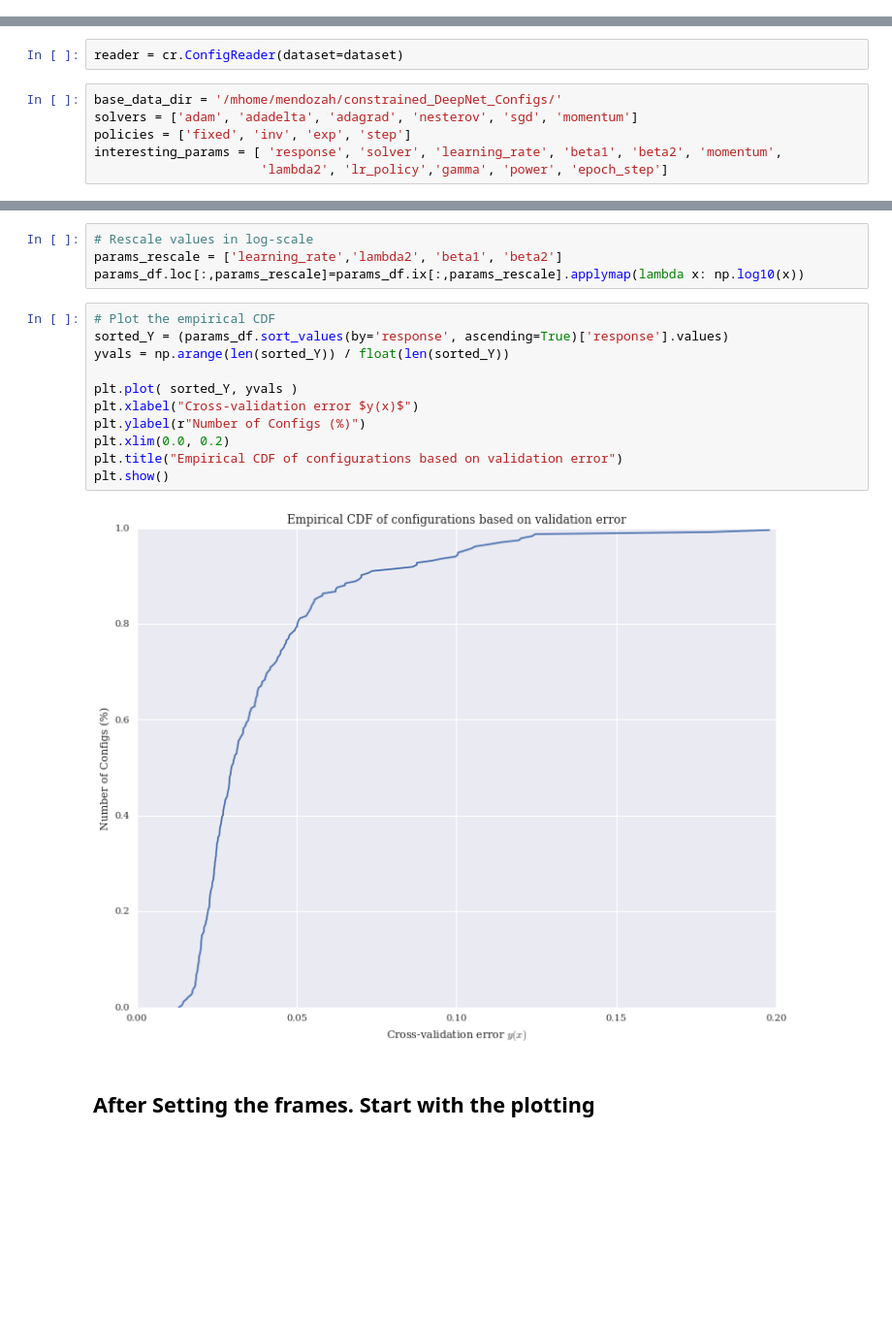
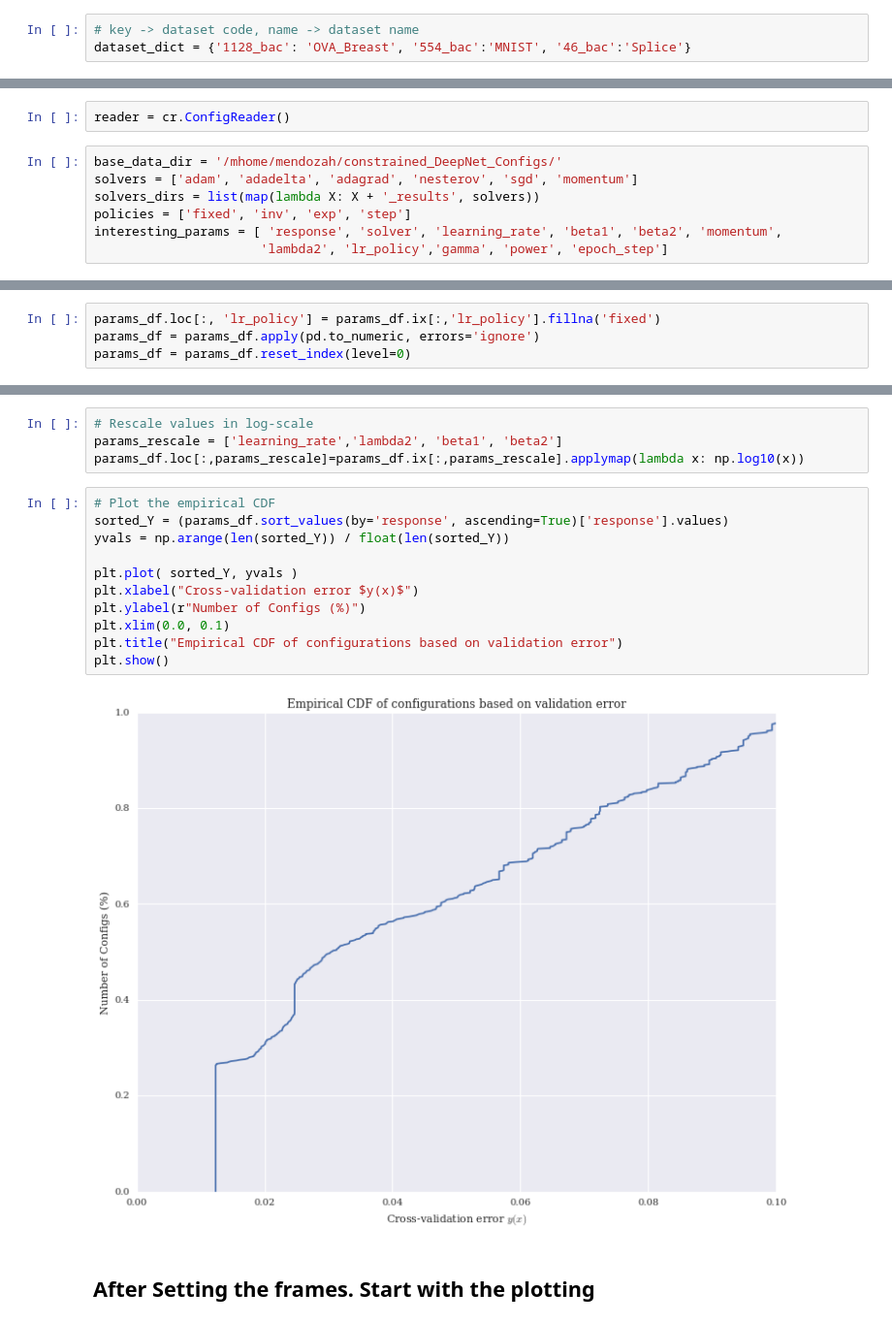
Before and after one commit to hmendozap/master-arbeit-projects, a Jupyter notebook: plotting_param_distros/Policy_vs_Solver_Response.ipynb, the cells around one changed output, grey strips where cells are left out. Shown: that part at 97% size. Saved outputs shown, nothing was run; the diff lists cells and outputs as text; blank space fills up the shorter version.

Commit message:
Viz of all datasets on experiments

```diff
--- a/plotting_param_distros/Policy_vs_Solver_Response.ipynb
+++ b/plotting_param_distros/Policy_vs_Solver_Response.ipynb
@@ -24,0 +23,3 @@ dataset = '554_bac'
+# %%
+# key -> dataset code, name -> dataset name
+dataset_dict = {'1128_bac': 'OVA_Breast', '554_bac':'MNIST', '46_bac':'Splice'}
@@ -25,8 +30,9 @@ dataset = '554_bac'
 # %%
-reader = cr.ConfigReader(dataset=dataset)
+reader = cr.ConfigReader()
 # %%
 base_data_dir = '/mhome/mendozah/constrained_DeepNet_Configs/'
 solvers = ['adam', 'adadelta', 'adagrad', 'nesterov', 'sgd', 'momentum']
+solvers_dirs = list(map(lambda X: X + '_results', solvers))
 policies = ['fixed', 'inv', 'exp', 'step']
 interesting_params = [ 'response', 'solver', 'learning_rate', 'beta1', 'beta2', 'momentum',
                       'lambda2', 'lr_policy','gamma', 'power', 'epoch_step']
@@ -56,2 +75,6 @@ params_df = pd.concat(params_frame)
 params_df.loc[:, 'lr_policy'] = params_df.ix[:,'lr_policy'].fillna('fixed')
 params_df = params_df.apply(pd.to_numeric, errors='ignore')
+# %%
+params_df.loc[:, 'lr_policy'] = params_df.ix[:,'lr_policy'].fillna('fixed')
+params_df = params_df.apply(pd.to_numeric, errors='ignore')
+params_df = params_df.reset_index(level=0)
@@ -85,16 +137,16 @@ params_df.loc[:,params_rescale]=params_df.ix[:,params_rescale].applymap(lambda x
 # %%
 # Plot the empirical CDF
 sorted_Y = (params_df.sort_values(by='response', ascending=True)['response'].values)
 yvals = np.arange(len(sorted_Y)) / float(len(sorted_Y))
 
 plt.plot( sorted_Y, yvals )
 plt.xlabel("Cross-validation error $y(x)$")
 plt.ylabel(r"Number of Configs (%)")
-plt.xlim(0.0, 0.2)
+plt.xlim(0.0, 0.1)
 plt.title("Empirical CDF of configurations based on validation error")
 plt.show()
 # %% [output]
-[figure, old version]
+[figure, new version]
 # %% [markdown]
 ## After Setting the frames. Start with the plotting
 # %%
```
Also changed, not shown: parts of 20 cells of this notebook, 1 other file.
